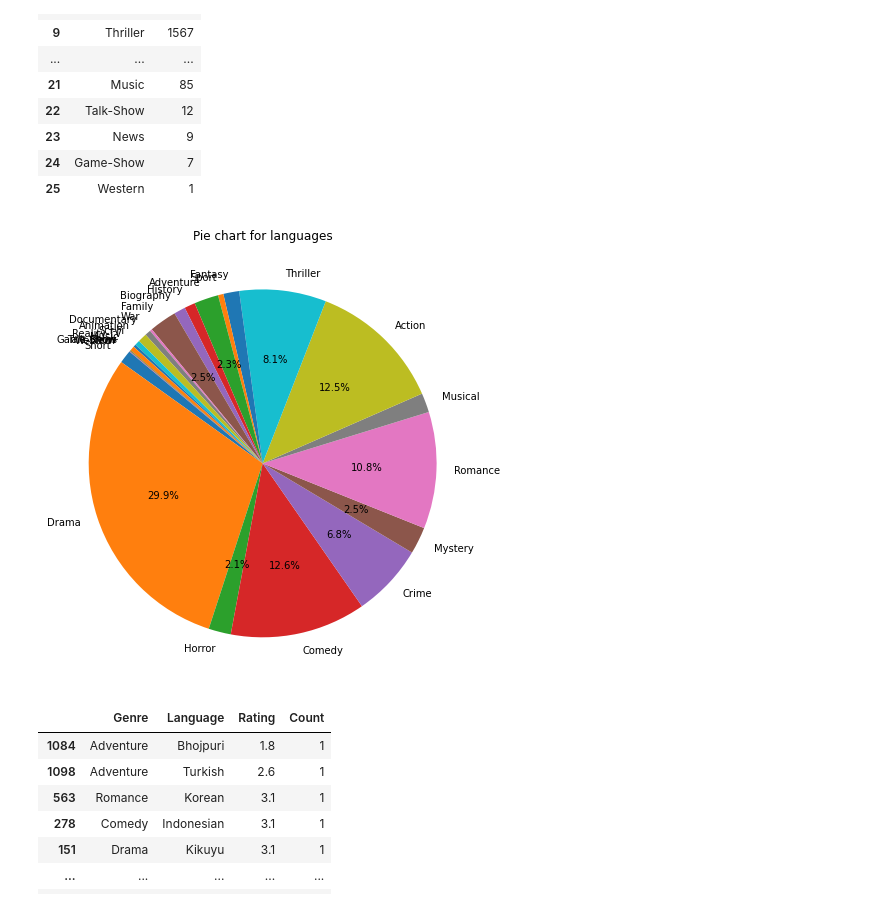
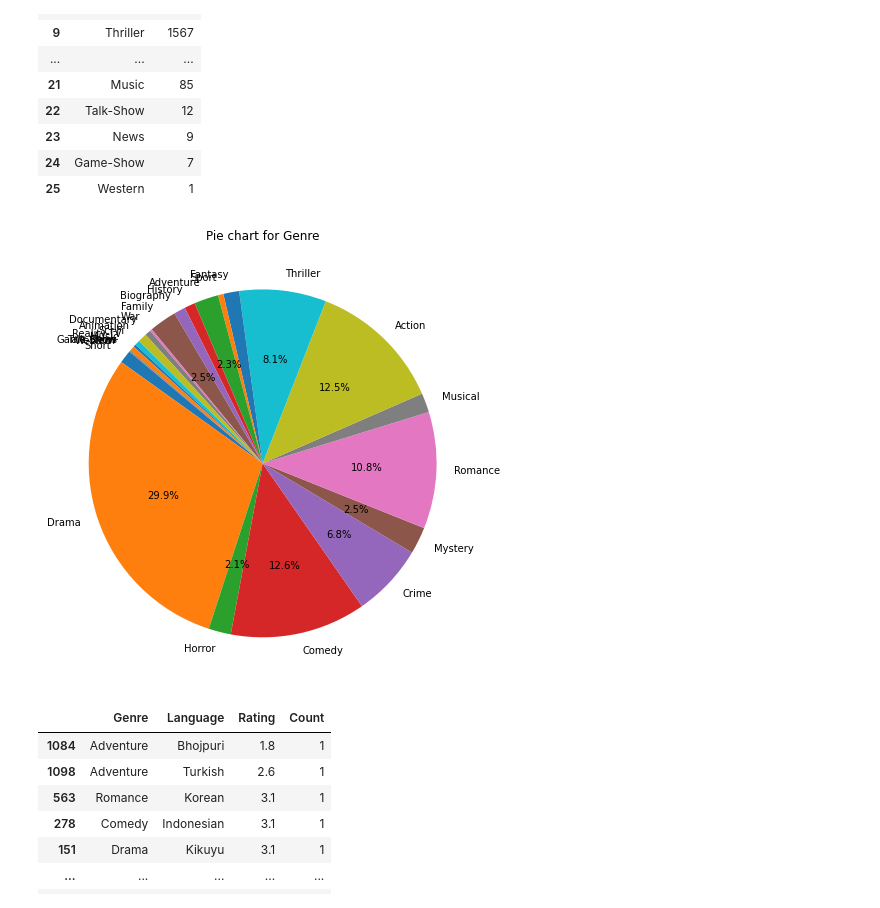
Before and after one commit to g-s01/indMov, a Jupyter notebook: data preprocessing/analysis.ipynb, the cells around one changed output. Cells and saved outputs as stored; diff of their text form; code cells hidden in the pictures.

```diff
--- a/data preprocessing/analysis.ipynb
+++ b/data preprocessing/analysis.ipynb
@@ -300,11 +303,11 @@ genre_df
 # %%
 plt.figure(figsize=(8, 8))
 threshold = 2
 plt.pie(genre_df['Count'], labels=genre_df['Genre'],autopct=lambda pct: f'{pct:.1f}%' if pct > threshold else '', startangle=140)
-plt.title('Pie chart for languages')
+plt.title('Pie chart for Genre')
 plt.show()
 # %% [output]
-[figure, old version]
+[figure, new version]
 # %%
 avg_rating={'genre':[], 'language':[], 'rating_sum':[], 'count':[],'rating':[]}
 
```
Also changed, not shown: parts of 9 cells of this notebook.
